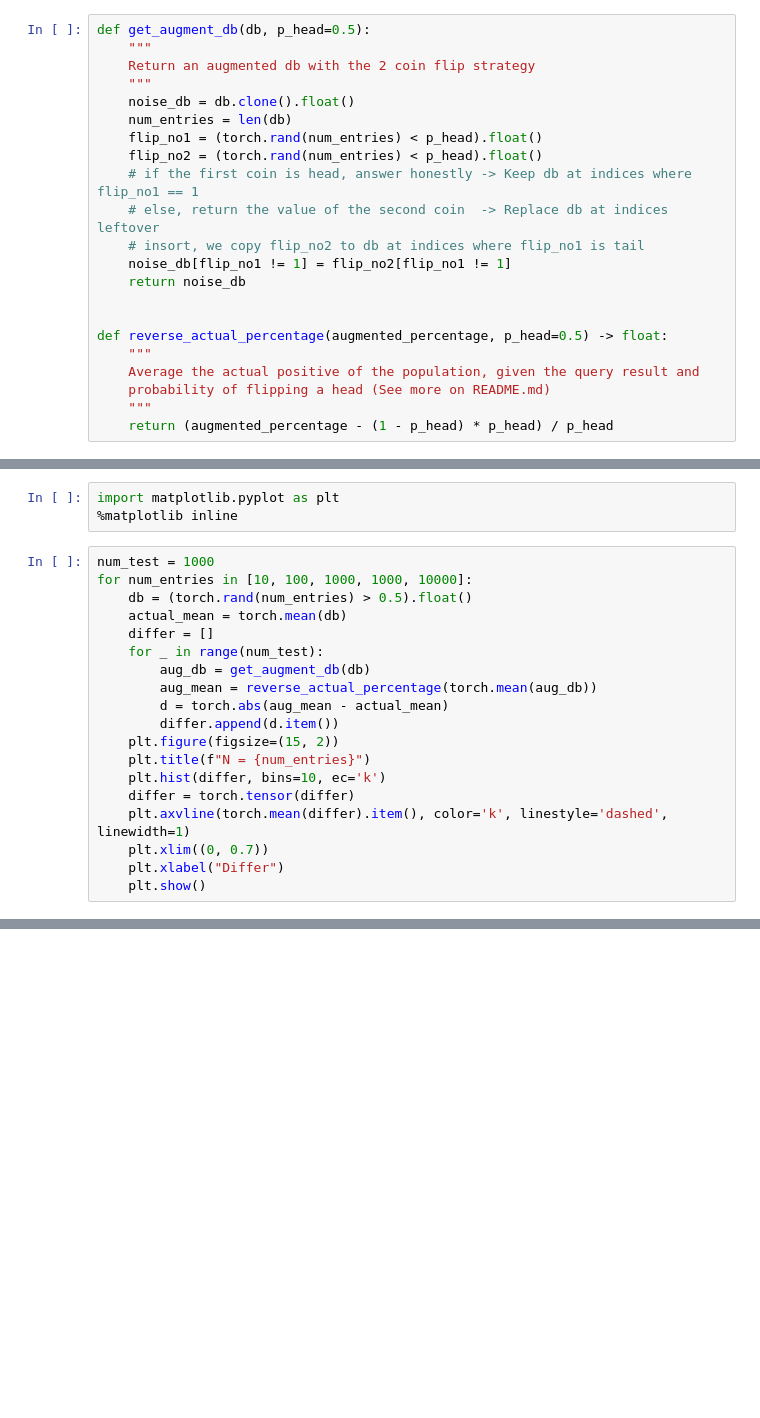
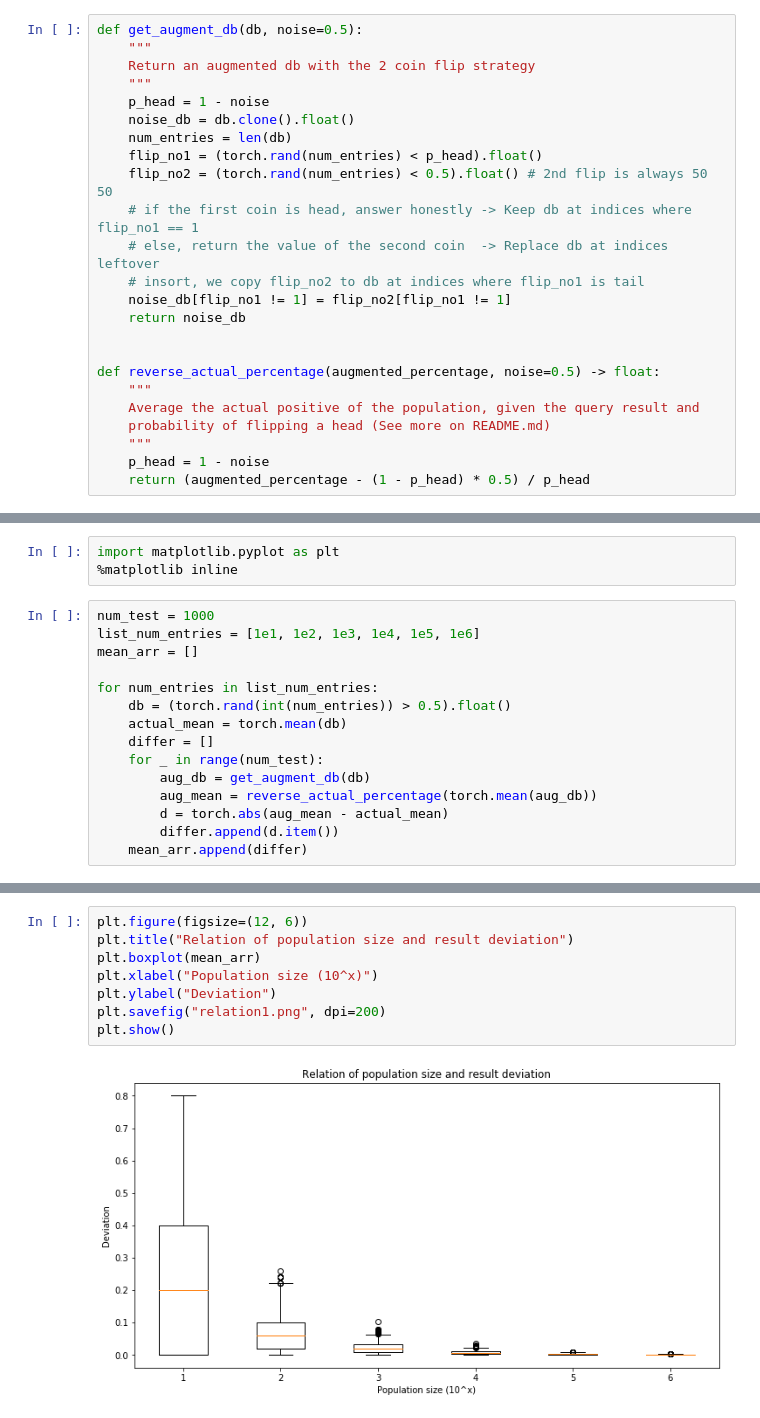
Before and after one commit to Luvata/udacity_private_ai, a Jupyter notebook: L5_intro_local_global_differential_privacy/Local and Global Differential Privacy.ipynb, the cells around one changed output, grey strips where cells are left out. Drawn from its saved outputs; the diff is of its cells as text; blank space fills up the shorter version.

Commit message:
Added figure and DP formula

```diff
--- a/L5_intro_local_global_differential_privacy/Local and Global Differential Privacy.ipynb
+++ b/L5_intro_local_global_differential_privacy/Local and Global Differential Privacy.ipynb
@@ -23,14 +23,15 @@ However, it should be noted that, especially when we only have a few samples, th
 
 Let's implement this local DP for our database before!
 # %%
-def get_augment_db(db, p_head=0.5):
+def get_augment_db(db, noise=0.5):
     """
     Return an augmented db with the 2 coin flip strategy
     """
+    p_head = 1 - noise
     noise_db = db.clone().float()
     num_entries = len(db)
     flip_no1 = (torch.rand(num_entries) < p_head).float()
-    flip_no2 = (torch.rand(num_entries) < p_head).float()
+    flip_no2 = (torch.rand(num_entries) < 0.5).float() # 2nd flip is always 50 50
     # if the first coin is head, answer honestly -> Keep db at indices where flip_no1 == 1
     # else, return the value of the second coin  -> Replace db at indices leftover
     # insort, we copy flip_no2 to db at indices where flip_no1 is tail
@@ -38,12 +39,13 @@ def get_augment_db(db, p_head=0.5):
     return noise_db
 
 
-def reverse_actual_percentage(augmented_percentage, p_head=0.5) -> float:
+def reverse_actual_percentage(augmented_percentage, noise=0.5) -> float:
     """
     Average the actual positive of the population, given the query result and
     probability of flipping a head (See more on README.md)
     """
-    return (augmented_percentage - (1 - p_head) * p_head) / p_head
+    p_head = 1 - noise
+    return (augmented_percentage - (1 - p_head) * 0.5) / p_head
 # %%
 def query(db):
     return db.float().mean()
@@ -52,8 +54,11 @@ import matplotlib.pyplot as plt
 %matplotlib inline
 # %%
 num_test = 1000
-for num_entries in [10, 100, 1000, 1000, 10000]:
-    db = (torch.rand(num_entries) > 0.5).float()
+list_num_entries = [1e1, 1e2, 1e3, 1e4, 1e5, 1e6]
+mean_arr = []
+
+for num_entries in list_num_entries:
+    db = (torch.rand(int(num_entries)) > 0.5).float()
     actual_mean = torch.mean(db)
     differ = []
     for _ in range(num_test):
@@ -61,11 +66,4 @@ for num_entries in [10, 100, 1000, 1000, 10000]:
         aug_mean = reverse_actual_percentage(torch.mean(aug_db))
         d = torch.abs(aug_mean - actual_mean)
         differ.append(d.item())
-    plt.figure(figsize=(15, 2))
-    plt.title(f"N = {num_entries}")
-    plt.hist(differ, bins=10, ec='k')
-    differ = torch.tensor(differ)
-    plt.axvline(torch.mean(differ).item(), color='k', linestyle='dashed', linewidth=1)
-    plt.xlim((0, 0.7))
-    plt.xlabel("Differ")
-    plt.show()
+    mean_arr.append(differ)
@@ -77,0 +70,10 @@ for num_entries in [10, 100, 1000, 1000, 10000]:
+# %%
+plt.figure(figsize=(12, 6))
+plt.title("Relation of population size and result deviation")
+plt.boxplot(mean_arr)
+plt.xlabel("Population size (10^x)")
+plt.ylabel("Deviation")
+plt.savefig("relation1.png", dpi=200)
+plt.show()
+# %% [output]
+[figure, added]
```
Also changed, not shown: parts of 9 cells of this notebook, 3 other files.
